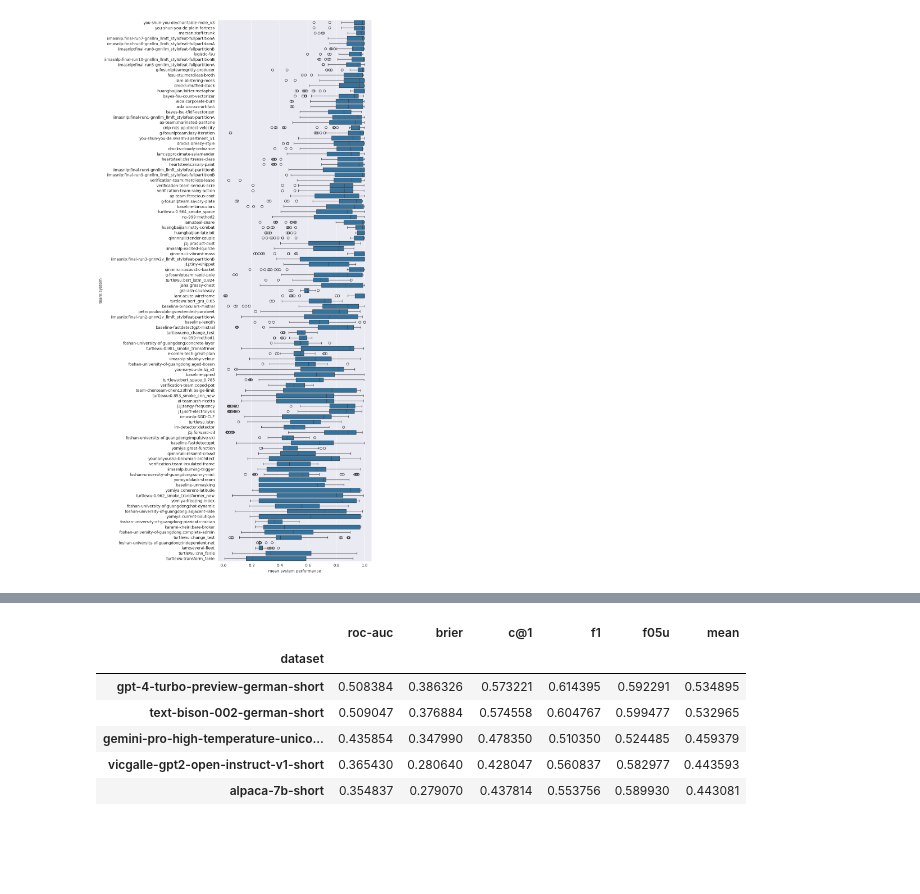
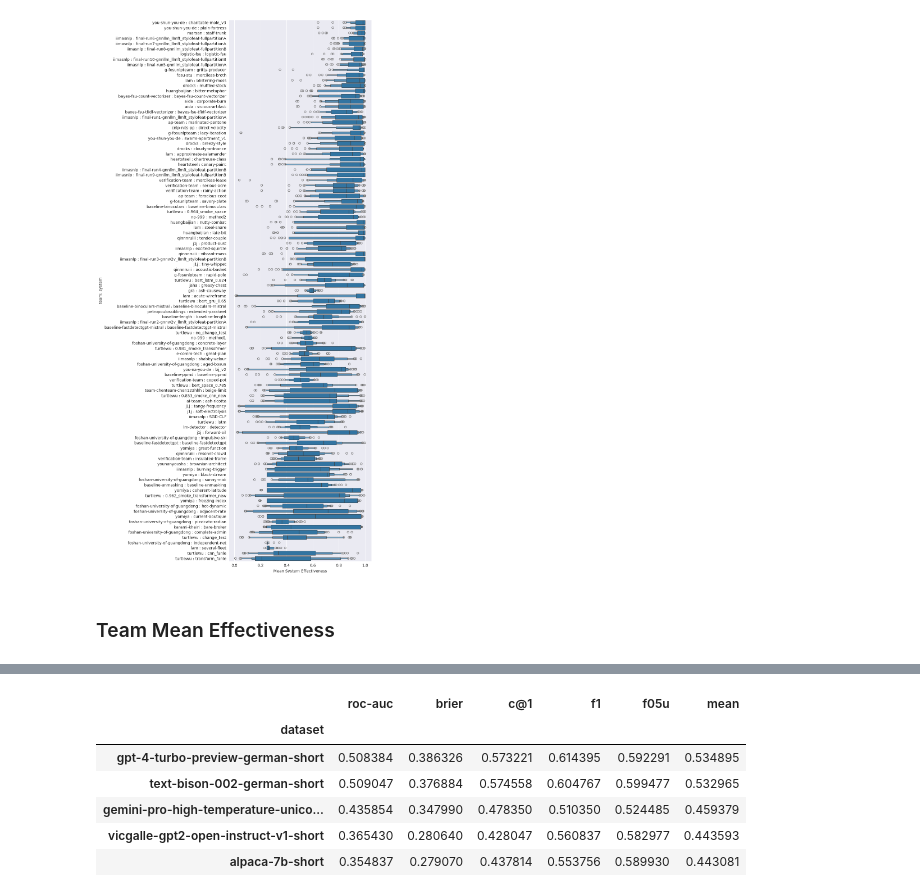
Before and after one commit to pan-webis-de/pan24-generative-ai-authorship-verification, a Jupyter notebook: pan24_task_eval/pan24-generative-authorship-evaluation.ipynb, the cells around one changed output, grey strips where cells are left out. Drawn from its saved outputs; the diff is of its cells as text; code cells hidden in the pictures; blank space fills up the shorter version.

```diff
--- a/pan24_task_eval/pan24-generative-authorship-evaluation.ipynb
+++ b/pan24_task_eval/pan24-generative-authorship-evaluation.ipynb
@@ -58,4 +67,4 @@ df
 # %%
-df_team_ds_mean = df.groupby(['dataset', 'category', 'system']).mean().sort_values(['dataset', 'mean'], ascending=False)
+df_team_ds_mean = df.groupby(['category', 'dataset', 'team', 'system']).mean().sort_values(['category', 'dataset', 'mean'], ascending=[True, True, False])
 df_team_ds_mean
 # %% [output]
@@ -78,4 +107,4 @@ df_team_ds_mean
 # %%
-df_team_std = df_team_ds_mean.groupby('system').std().sort_values('mean')
-df_team_std
+df_system_std = df_team_ds_mean.groupby(['team', 'system']).std().sort_values('mean')
+df_system_std
 # %% [output]
@@ -98,6 +127,7 @@ df_team_std
 # %%
-df_team_mean = df.groupby(['team', 'system']).mean().sort_values('mean', ascending=False)
-df_team_mean
+df_system_mean = df.groupby(['team', 'system']).mean().sort_values('mean', ascending=False)
+df_system_mean.to_csv('../data/eval-figures/system-effectiveness.csv')
+df_system_mean
 # %% [output]
 |  |  | roc-auc | brier | c@1 | f1 | f05u | mean |
 | team | system |  |  |  |  |  |  |
@@ -118,7 +148,8 @@ df_team_mean
 # %%
-df_team_mean_adjusted = df_team_mean - df_team_std
-df_team_mean_adjusted = df_team_mean_adjusted.sort_values('mean', ascending=False)
-df_team_mean_adjusted
+df_system_mean_adjusted = (df_system_mean - df_system_std).clip(0)
+df_system_mean_adjusted = df_system_mean_adjusted.sort_values('mean', ascending=False)
+df_system_mean_adjusted.to_csv('../data/eval-figures/system-effectiveness-adjusted.csv')
+df_system_mean_adjusted
 # %% [output]
 |  |  | roc-auc | brier | c@1 | f1 | f05u | mean |
 | team | system |  |  |  |  |  |  |
@@ -136,10 +167,18 @@ df_team_mean_adjusted
 103 rows × 6 columns
 # %%
+df_team_cat = df.reset_index()
+df_team_cat['system'] = df_team_cat['team'] + ' : ' + df_team_cat['system']
+df_team_cat.set_index(['team', 'system', 'dataset', 'category'], inplace=True)
+
+sort_order = df_system_mean_adjusted['mean'].groupby(['team', 'system']).mean().sort_values(ascending=False).reset_index()
+sort_order = sort_order['team'] + ' : ' + sort_order['system']
+
 plt.figure(figsize=(10, 20))
-sort_order = df_team_mean_adjusted['mean'].groupby('system').mean().sort_values(ascending=False).index
-sns.boxplot(data=df, y='system', x='mean', order=sort_order).set(xlabel='mean system performance', ylabel='team:system')
+sns.boxenplot(data=df_team_cat, y='system', x='mean', order=sort_order).set(xlabel='Mean System Effectiveness', ylabel='team: system')
 plt.tight_layout()
-plt.savefig('../data/eval-figures/system-performance.pdf')
+plt.savefig('../data/eval-figures/system-effectiveness.pdf')
 plt.show()
 # %% [output]
-[figure, old version]
+[figure, new version]
+# %% [markdown]
+### Team Mean Effectiveness
```
Also changed, not shown: parts of 25 cells of this notebook.
